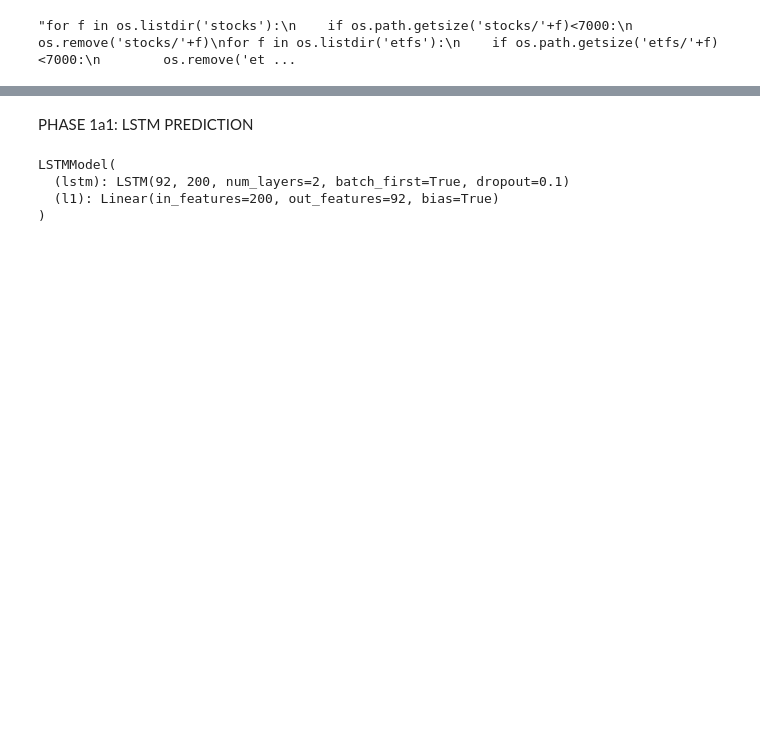
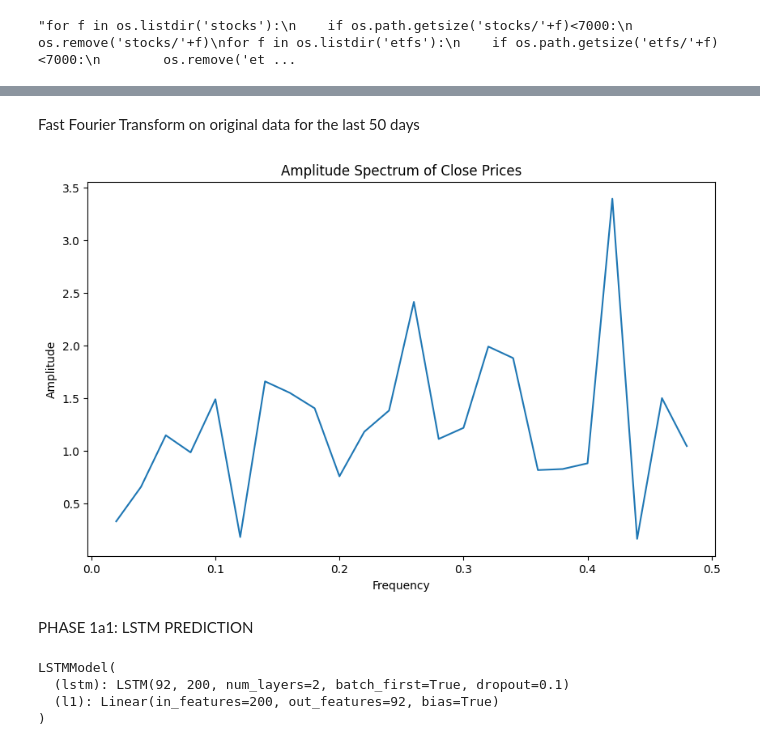
Before and after one commit to InfernoTower1943/DailyPredictions, a Jupyter notebook: daily predictions2.ipynb, the cells around one changed output, grey strips where cells are left out. Saved outputs shown, nothing was run; the diff lists cells and outputs as text; code cells hidden in the pictures; blank space fills up the shorter version.

Commit message:
Added FFT for last 50 days

```diff
--- a/daily predictions2.ipynb
+++ b/daily predictions2.ipynb
@@ -87,3 +150,27 @@ X_train,y_train=create(df,lback=lback)
+# %% [markdown]
+Fast Fourier Transform on original data for the last 50 days
+# %%
+close_prices = df[:50][:, 3]
+fft_result = np.fft.fft(close_prices)
+# frequency spectrum
+frequencies = np.fft.fftfreq(len(close_prices))
+# amplitude spectrum
+amplitude = np.abs(fft_result)
+
+df1 = pd.DataFrame({"freq": frequencies, "amp": amplitude}, columns = ["freq", "amp"])
+df1 = df1.loc[df1["freq"]>0]
+
+frequencies = df1["freq"]
+amplitude = df1["amp"]
+# %%
+plt.figure(figsize=(10, 6))
+plt.plot(frequencies, amplitude)
+plt.title('Amplitude Spectrum of Close Prices')
+plt.xlabel('Frequency')
+plt.ylabel('Amplitude')
+plt.show()
+# %% [output]
+[figure, added]
 # %% [markdown]
 PHASE 1a1: LSTM PREDICTION
 # %%
```
Also changed, not shown: parts of 9 cells of this notebook.
